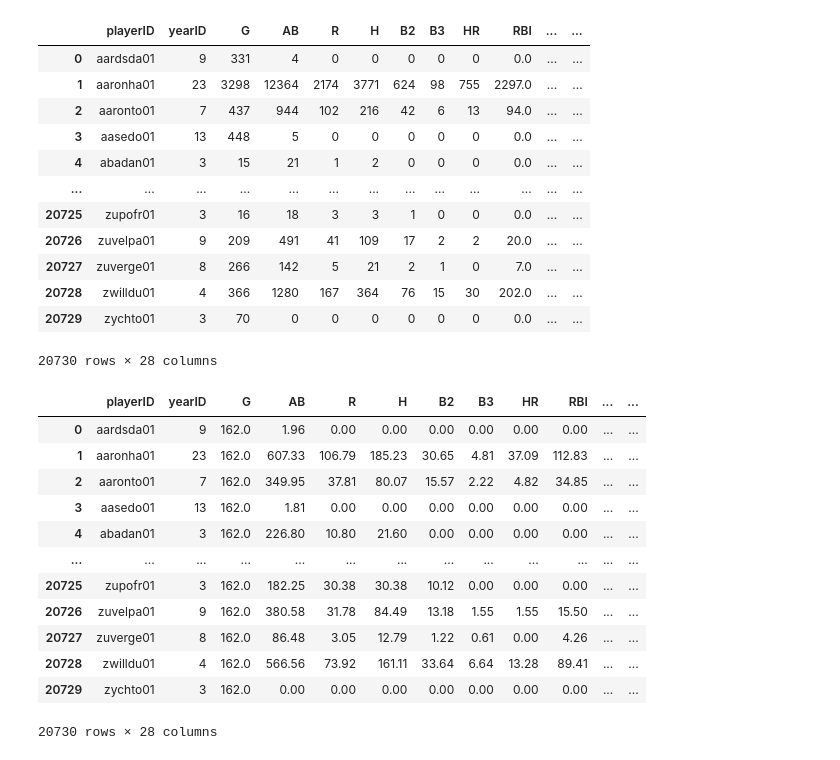
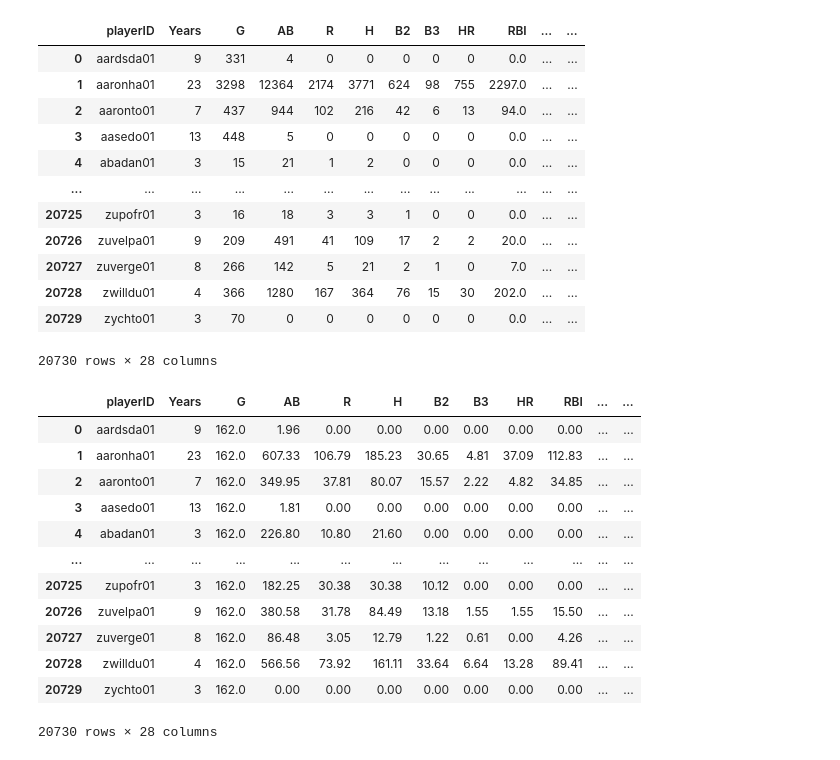
Before and after one commit to anwrak/jbbs_data, a Jupyter notebook: process_data/player_batting.ipynb, the cells around one changed output. Cells and saved outputs as stored; diff of their text form; code cells hidden in the pictures.

```diff
--- a/process_data/player_batting.ipynb
+++ b/process_data/player_batting.ipynb
@@ -38,7 +39,7 @@ player_batting['season_start'] = pd.to_datetime(player_batting['season_start'],
 player_batting['age'] = player_batting.apply(lambda x: relativedelta(x['season_start'], x['birthdate']).years, axis=1)
 player_batting.drop(columns=['birthdate', 'season_start'], inplace=True)
 player_batting['rowType'] = 'season'
-player_batting.rename(columns={'3B':'B3', '2B':'B2', 'GIDP':'GiDP', 'SO':'K'}, inplace=True)
+player_batting.rename(columns={'3B':'B3', '2B':'B2', 'GIDP':'GiDP', 'SO':'K', 'yearID':'Years'}, inplace=True)
 
 #adding shit up
 player_batting['PA'] = BasicHitting.calc_pa(player_batting)
@@ -52,40 +53,40 @@ player_batting['RP'] = BasicHitting.calc_rp(player_batting)
 #create rows for career
 career_df = player_batting.copy()
 career_df = career_df.drop(['rowType'], axis=1).groupby(['playerID']).agg({
-    'yearID': 'count',
+    'Years': 'count',
     'G': 'sum',
     'AB': 'sum',
     'R': 'sum',
     'H': 'sum',
     'B2': 'sum',
     'B3': 'sum',
     'HR': 'sum',
     'RBI': 'sum',
     'SB': 'sum',
     'CS': 'sum',
     'BB': 'sum',
     'K': 'sum',
     'IBB': 'sum',
     'HBP': 'sum',
     'SH': 'sum',
     'SF': 'sum',
     'GiDP': 'sum',
     'age': 'mean',
     'PA': 'sum',
     'B1': 'sum',
     'TB': 'sum',
     'SBA': 'sum',
     'XBH': 'sum',
     'TOB': 'sum',
     'RP': 'sum'
 }).reset_index()
 
 career_df['age'] = career_df['age'].round(0).astype(int)
 career_df['rowType'] = 'career'
 
 career_df
 # %% [output]
-|  | playerID | yearID | G | AB | R | H | B2 | B3 | HR | RBI | ... | ... |
+|  | playerID | Years | G | AB | R | H | B2 | B3 | HR | RBI | ... | ... |
 | 0 | aardsda01 | 9 | 331 | 4 | 0 | 0 | 0 | 0 | 0 | 0.0 | ... | ... |
 | 1 | aaronha01 | 23 | 3298 | 12364 | 2174 | 3771 | 624 | 98 | 755 | 2297.0 | ... | ... |
 | 2 | aaronto01 | 7 | 437 | 944 | 102 | 216 | 42 | 6 | 13 | 94.0 | ... | ... |
@@ -101,7 +102,7 @@ career_df
 # %%
 #create rows for 162 Game Avg.
 avg162_df = career_df.drop(['rowType'], axis=1 ).copy()
-stat_cols = avg162_df.columns.difference(['playerID', 'age', 'yearID'])
+stat_cols = avg162_df.columns.difference(['playerID', 'age', 'Years'])
 
 
 avg162_df[stat_cols] = avg162_df[stat_cols].div(avg162_df['G'], axis=0).mul(162).round(2)
@@ -110,7 +111,7 @@ avg162_df['rowType'] = '162Avg'
 
 avg162_df
 # %% [output]
-|  | playerID | yearID | G | AB | R | H | B2 | B3 | HR | RBI | ... | ... |
+|  | playerID | Years | G | AB | R | H | B2 | B3 | HR | RBI | ... | ... |
 | 0 | aardsda01 | 9 | 162.0 | 1.96 | 0.00 | 0.00 | 0.00 | 0.00 | 0.00 | 0.00 | ... | ... |
 | 1 | aaronha01 | 23 | 162.0 | 607.33 | 106.79 | 185.23 | 30.65 | 4.81 | 37.09 | 112.83 | ... | ... |
 | 2 | aaronto01 | 7 | 162.0 | 349.95 | 37.81 | 80.07 | 15.57 | 2.22 | 4.82 | 34.85 | ... | ... |
```
Also changed, not shown: parts of 4 cells of this notebook.
